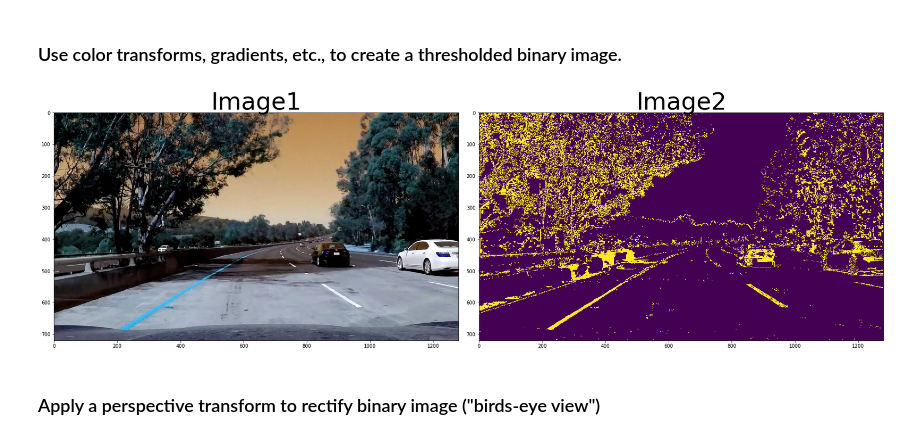
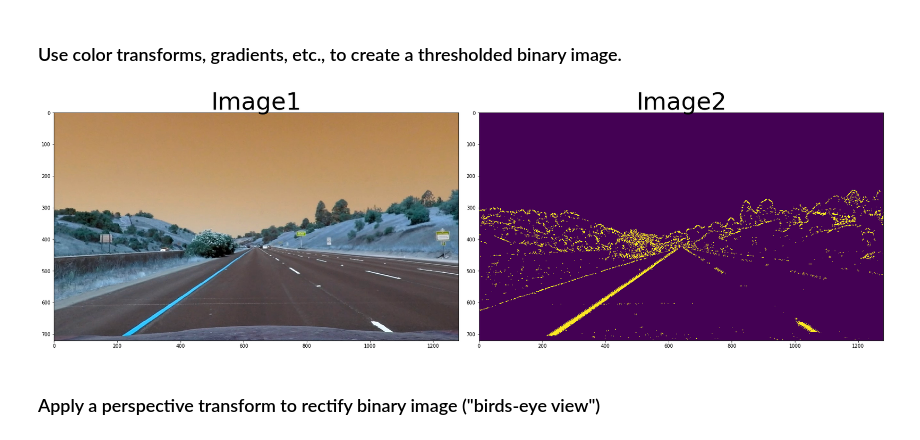
Before and after one commit to VinzenzTrimborn/AdvancedLaneLines, a Jupyter notebook: Advanced Lane Finding.ipynb, the cells around one changed output. Drawn from its saved outputs; the diff is of its cells as text; code cells hidden in the pictures.

```diff
--- a/Advanced Lane Finding.ipynb
+++ b/Advanced Lane Finding.ipynb
@@ -115,7 +114,7 @@ def dir_threshold(img, sobel_kernel=3, thresh=(0.7, 1.3)):
 
     return binary_output #mask
 # %%
-def pipeline(image, s_thresh=(170, 255), sx_thresh=(20, 100)):
+def threshold_pipeline(image, s_thresh=(170, 255), sx_thresh=(20, 100), sy_thresh=(20, 100), m_thresh=(30, 100), dir_thresh=(0.7, 1.3)):
     img = np.copy(image)
     hls = cv2.cvtColor(img, cv2.COLOR_BGR2HLS)
     #TODO: How could the l channel be usefull? Should I use it for the x gradient?
@@ -127,10 +126,10 @@ def pipeline(image, s_thresh=(170, 255), sx_thresh=(20, 100)):
     s_binary = np.zeros_like(s_channel)
     s_binary[(s_channel >= s_thresh[0]) & (s_channel <= s_thresh[1])] = 1
     combined_binary = np.zeros_like(s_channel)
-    gradx=abs_sobel_thresh(img, orient='x', sobel_kernel=3, thresh=(20, 100))
-    grady=abs_sobel_thresh(img, orient='y', sobel_kernel=3, thresh=(20, 100))
-    mag_binary=mag_thresh(img, sobel_kernel=3, mag_thresh=(30, 100))
-    dir_binary=dir_threshold(img, sobel_kernel=3, thresh=(0.7, 1.3))
+    gradx=abs_sobel_thresh(img, orient='x', sobel_kernel=3, thresh=sx_thresh)
+    grady=abs_sobel_thresh(img, orient='y', sobel_kernel=3, thresh=sy_thresh)
+    mag_binary=mag_thresh(img, sobel_kernel=3, mag_thresh=m_thresh)
+    dir_binary=dir_threshold(img, sobel_kernel=3, thresh=dir_thresh)
     combined_binary[((gradx == 1) & (grady == 1)) | ((mag_binary == 1) & (dir_binary == 1)) | (s_binary == 1)] = 1
 
     # Stack each channel to get a image where I can see the influences of the diffrent masks in green and blue
@@ -138,11 +137,13 @@ def pipeline(image, s_thresh=(170, 255), sx_thresh=(20, 100)):
     # color_binary = np.dstack(( np.zeros_like(sxbinary), sxbinary, s_binary)) * 255
 
     return combined_binary
-# %%
-image=cv2.imread('test_images/test5.jpg')
-edges=pipeline(image, s_thresh=(170, 255), sx_thresh=(20, 100))
-print2images(image,edges)
-# %% [output]
-[figure, removed]
+# %%
+image=cv2.imread('test_images/straight_lines1.jpg')
+image2=cv2.imread('test_images/test5.jpg')
+undist=image_undistort(image, objectpoints, imagespoints)
+edges=threshold_pipeline(undist)
+print2images(undist,edges)
+# %% [output]
+[figure, added]
 # %% [markdown]
 ### Apply a perspective transform to rectify binary image ("birds-eye view")
```
Also changed, not shown: parts of 9 cells of this notebook.
